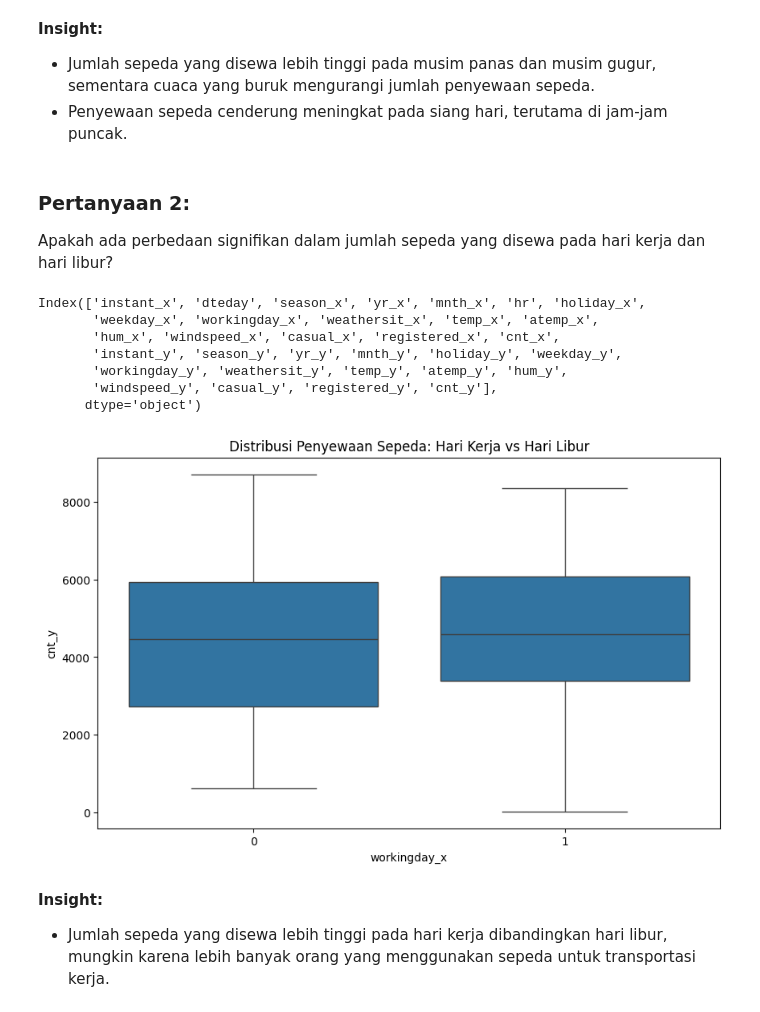
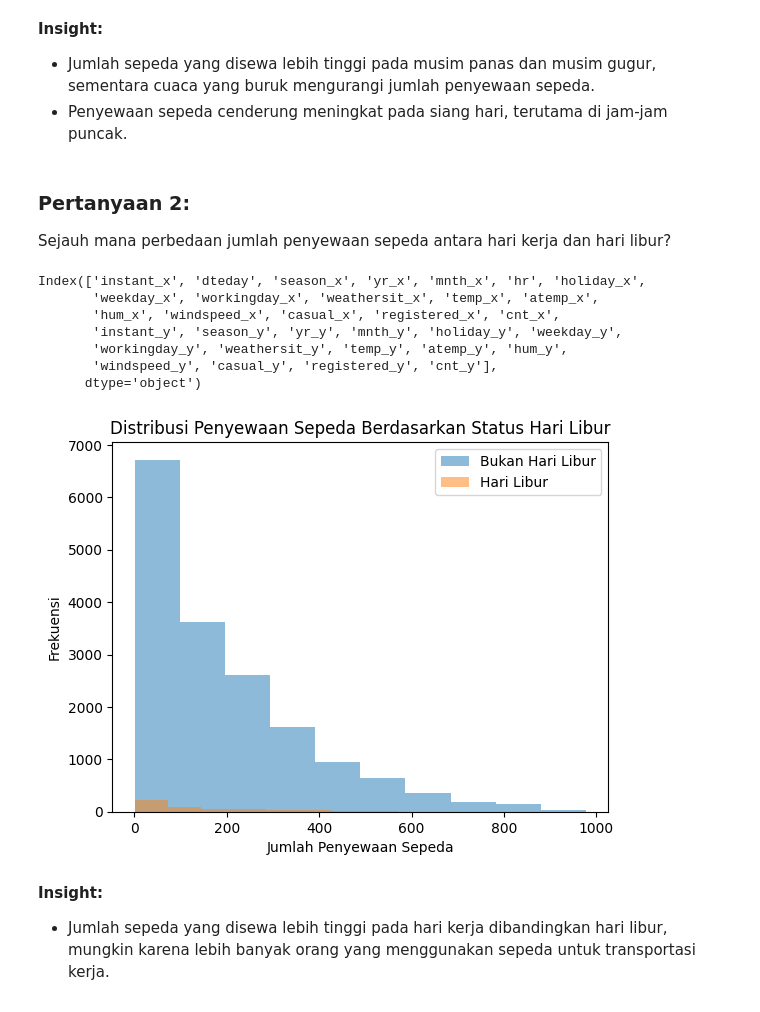
Before and after one commit to maulanycitra/Proyek-Analisis-Data-Dicoding, a Jupyter notebook: Proyek_Analisis_Data_Maulany_Citra_Pandini.ipynb, the cells around one changed output. Cells and saved outputs as stored; diff of their text form; code cells hidden in the pictures.

```diff
--- a/Proyek_Analisis_Data_Maulany_Citra_Pandini.ipynb
+++ b/Proyek_Analisis_Data_Maulany_Citra_Pandini.ipynb
@@ -192,7 +192,7 @@ plt.show()
 - Penyewaan sepeda cenderung meningkat pada siang hari, terutama di jam-jam puncak.
 # %% [markdown]
 ### Pertanyaan 2:
-Apakah ada perbedaan signifikan dalam jumlah sepeda yang disewa pada hari kerja dan hari libur?
+Sejauh mana perbedaan jumlah penyewaan sepeda antara hari kerja dan hari libur?
 # %%
 print(df_combined.columns)
 # %% [output]
@@ -203,14 +203,16 @@ Index(['instant_x', 'dteday', 'season_x', 'yr_x', 'mnth_x', 'hr', 'holiday_x',
        'workingday_y', 'weathersit_y', 'temp_y', 'atemp_y', 'hum_y',
        'windspeed_y', 'casual_y', 'registered_y', 'cnt_y'],
       dtype='object')
-# %%
-# Visualisasi perbedaan penyewaan sepeda antara hari kerja dan hari libur
-plt.figure(figsize=(10,6))
-sns.boxplot(x='workingday_x', y='cnt_y', data=df_combined)
-plt.title('Distribusi Penyewaan Sepeda: Hari Kerja vs Hari Libur')
-plt.show()
-# %% [output]
-[figure, removed]
+# %%
+plt.hist(df_combined[df_combined['holiday_x'] == 0]['cnt_x'], alpha=0.5, label='Bukan Hari Libur')
+plt.hist(df_combined[df_combined['holiday_x'] == 1]['cnt_x'], alpha=0.5, label='Hari Libur')
+plt.title("Distribusi Penyewaan Sepeda Berdasarkan Status Hari Libur")
+plt.xlabel("Jumlah Penyewaan Sepeda")
+plt.ylabel("Frekuensi")
+plt.legend()
+plt.show()
+# %% [output]
+[figure, added]
 # %% [markdown]
 **Insight:**
 - Jumlah sepeda yang disewa lebih tinggi pada hari kerja dibandingkan hari libur, mungkin karena lebih banyak orang yang menggunakan sepeda untuk transportasi kerja.
```
Also changed, not shown: parts of 6 cells of this notebook, 1 other file.
